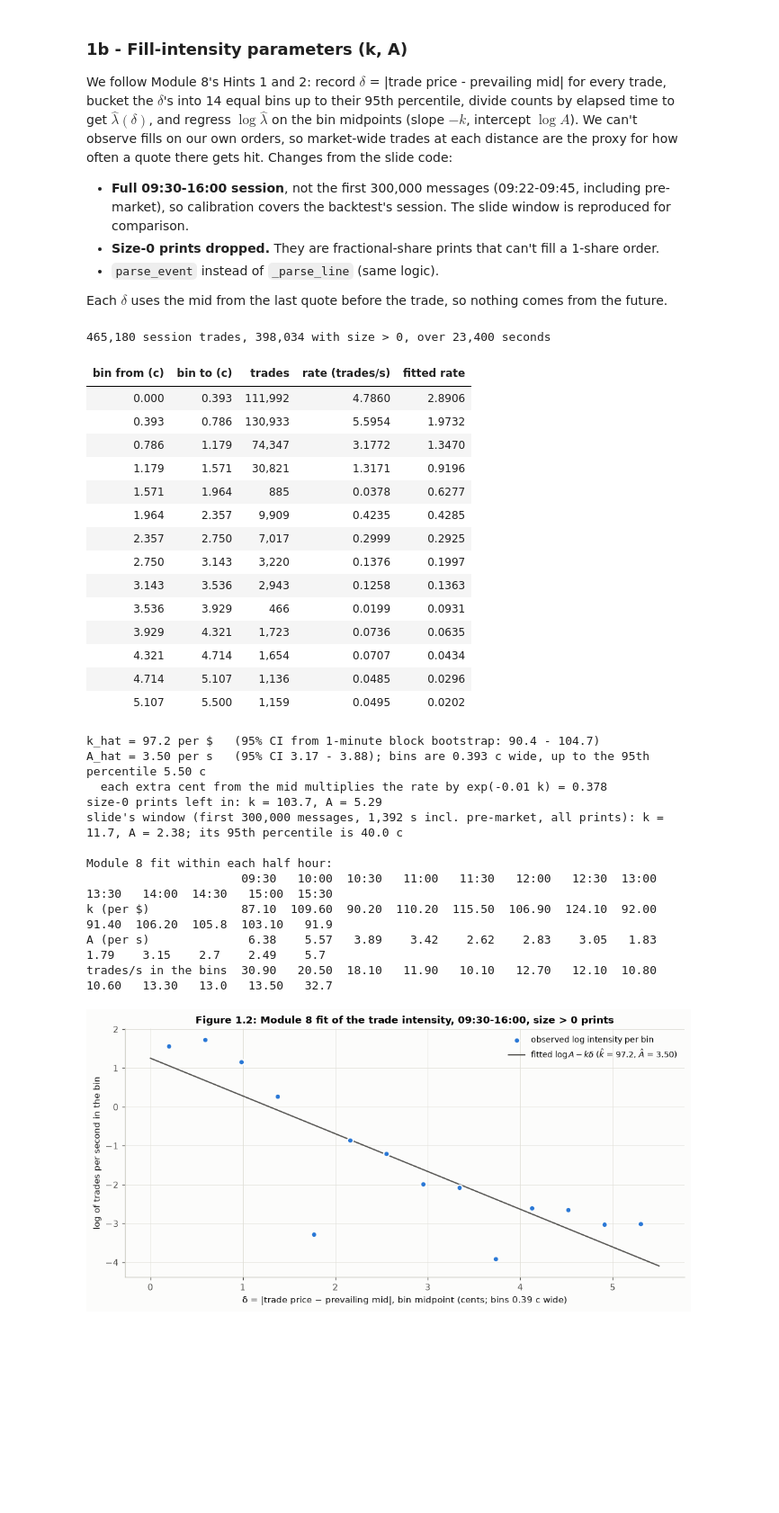
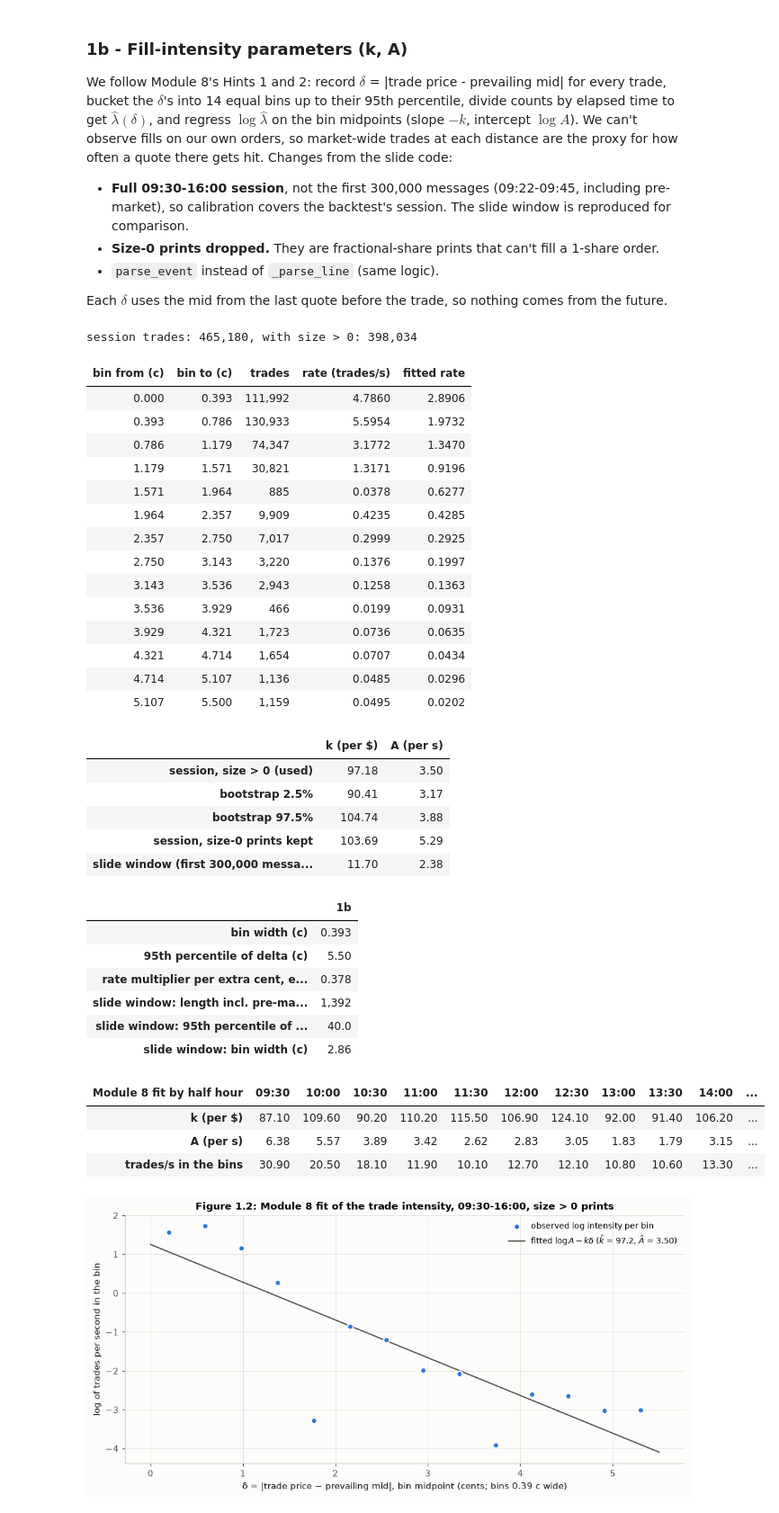
Before and after one commit to tbrown122387/stat-4170-public, a Jupyter notebook: case-studies/cs3/case-study-3.ipynb, the cells around one changed output. Shown at 90% size. Cells and saved outputs as stored; diff of their text form; code cells hidden in the pictures; blank space fills up the shorter version.

```diff
--- a/case-studies/cs3/case-study-3.ipynb
+++ b/case-studies/cs3/case-study-3.ipynb
@@ -577,9 +595,9 @@ assert np.allclose(all_deltas, np.abs(rth_trades["price"] - rth_trades["mid_befo
 
 deltas = all_deltas[delta_sizes > 0]  # drop the fractional-share prints
 delta_minutes = np.array(delta_minutes)[delta_sizes > 0]
-print(f"{len(all_deltas):,} session trades, {len(deltas):,} with size > 0, over {elapsed_seconds:,.0f} seconds")
+print(f"session trades: {len(all_deltas):,}, with size > 0: {len(deltas):,}")
 # %% [output]
-465,180 session trades, 398,034 with size > 0, over 23,400 seconds
+session trades: 465,180, with size > 0: 398,034
 # %%
 def module8_fit(deltas, elapsed_seconds, bins=None):
     """Hint 2 from the Module 8 slides: bucket the deltas, turn counts into rates, fit a line to log(rate)."""
@@ -623,53 +641,65 @@ boot = np.array([fit_bin_rates(counts_by_minute[rng.integers(0, SESSION_MINUTES,
                                / SESSION_SECONDS) for _ in range(1000)])
 k_ci, A_ci = np.percentile(boot[:, 0], [2.5, 97.5]), np.percentile(boot[:, 1], [2.5, 97.5])
 
 buckets = pd.DataFrame({
     "bin from (c)": 100 * bins[:-1], "bin to (c)": 100 * bins[1:], "trades": bin_counts,
     "rate (trades/s)": bin_counts / elapsed_seconds, "fitted rate": A_hat * np.exp(-k_hat * bin_mids),
 })
 display(buckets.style.hide(axis="index").format({"bin from (c)": "{:.3f}", "bin to (c)": "{:.3f}", "trades": "{:,}",
                                                  "rate (trades/s)": "{:.4f}", "fitted rate": "{:.4f}"}))
-print(f"k_hat = {k_hat:.1f} per $   (95% CI from 1-minute block bootstrap: {k_ci[0]:.1f} - {k_ci[1]:.1f})")
-print(f"A_hat = {A_hat:.2f} per s   (95% CI {A_ci[0]:.2f} - {A_ci[1]:.2f}); bins are {100 * (bins[1] - bins[0]):.3f} c wide, "
-      f"up to the 95th percentile {100 * bins[-1]:.2f} c")
-print(f"  each extra cent from the mid multiplies the rate by exp(-0.01 k) = {np.exp(-0.01 * k_hat):.3f}")
-print(f"size-0 prints left in: k = {k_all:.1f}, A = {A_all:.2f}")
-print(f"slide's window (first 300,000 messages, {slide_elapsed:,.0f} s incl. pre-market, all prints): "
-      f"k = {k_slide:.1f}, A = {A_slide:.2f}; its 95th percentile is {100 * slide_bins[-1]:.1f} c")
+fits = pd.DataFrame([[k_hat, A_hat], [k_ci[0], A_ci[0]], [k_ci[1], A_ci[1]], [k_all, A_all], [k_slide, A_slide]],
+                    index=["session, size > 0 (used)", "  bootstrap 2.5%", "  bootstrap 97.5%",
+                           "session, size-0 prints kept", "slide window (first 300,000 messages)"],
+                    columns=["k (per $)", "A (per s)"])
+display(fits.round(2))
+show({
+    "bin width (c)": f"{100 * (bins[1] - bins[0]):.3f}",
+    "95th percentile of delta (c)": f"{100 * bins[-1]:.2f}",
+    "rate multiplier per extra cent, exp(-0.01 k)": f"{np.exp(-0.01 * k_hat):.3f}",
+    "slide window: length incl. pre-market (s)": f"{slide_elapsed:,.0f}",
+    "slide window: 95th percentile of delta (c)": f"{100 * slide_bins[-1]:.1f}",
+    "slide window: bin width (c)": f"{100 * (slide_bins[1] - slide_bins[0]):.2f}",
+}, "1b")
 
 # The same fit inside each half hour (bins held fixed), to see how much the parameters drift during the day.
 per_half_hour = pd.DataFrame([fit_bin_rates(counts_by_minute[30 * b:30 * (b + 1)].sum(axis=0) / 1800) for b in range(13)],
                              index=half_hour_labels, columns=["k (per $)", "A (per s)"])
 per_half_hour["trades/s in the bins"] = [counts_by_minute[30 * b:30 * (b + 1)].sum() / 1800 for b in range(13)]
-print("\nModule 8 fit within each half hour:")
-print(per_half_hour.round({"k (per $)": 1, "A (per s)": 2, "trades/s in the bins": 1}).T.to_string())
+per_half_hour.index.name = "Module 8 fit by half hour"
+display(per_half_hour.round({"k (per $)": 1, "A (per s)": 2, "trades/s in the bins": 1}).T)
 # %% [output]
 | bin from (c) | bin to (c) | trades | rate (trades/s) | fitted rate |
 | 0.000 | 0.393 | 111,992 | 4.7860 | 2.8906 |
 | 0.393 | 0.786 | 130,933 | 5.5954 | 1.9732 |
 | 0.786 | 1.179 | 74,347 | 3.1772 | 1.3470 |
 | 1.179 | 1.571 | 30,821 | 1.3171 | 0.9196 |
 | 1.571 | 1.964 | 885 | 0.0378 | 0.6277 |
 | 1.964 | 2.357 | 9,909 | 0.4235 | 0.4285 |
 | 2.357 | 2.750 | 7,017 | 0.2999 | 0.2925 |
 | 2.750 | 3.143 | 3,220 | 0.1376 | 0.1997 |
 | 3.143 | 3.536 | 2,943 | 0.1258 | 0.1363 |
 | 3.536 | 3.929 | 466 | 0.0199 | 0.0931 |
 | 3.929 | 4.321 | 1,723 | 0.0736 | 0.0635 |
 | 4.321 | 4.714 | 1,654 | 0.0707 | 0.0434 |
 | 4.714 | 5.107 | 1,136 | 0.0485 | 0.0296 |
 | 5.107 | 5.500 | 1,159 | 0.0495 | 0.0202 |
-k_hat = 97.2 per $   (95% CI from 1-minute block bootstrap: 90.4 - 104.7)
-A_hat = 3.50 per s   (95% CI 3.17 - 3.88); bins are 0.393 c wide, up to the 95th percentile 5.50 c
-  each extra cent from the mid multiplies the rate by exp(-0.01 k) = 0.378
-size-0 prints left in: k = 103.7, A = 5.29
-slide's window (first 300,000 messages, 1,392 s incl. pre-market, all prints): k = 11.7, A = 2.38; its 95th percentile is 40.0 c
-
-Module 8 fit within each half hour:
-                      09:30   10:00  10:30   11:00   11:30   12:00   12:30  13:00  13:30   14:00  14:30   15:00  15:30
-k (per $)             87.10  109.60  90.20  110.20  115.50  106.90  124.10  92.00  91.40  106.20  105.8  103.10   91.9
-A (per s)              6.38    5.57   3.89    3.42    2.62    2.83    3.05   1.83   1.79    3.15    2.7    2.49    5.7
-trades/s in the bins  30.90   20.50  18.10   11.90   10.10   12.70   12.10  10.80  10.60   13.30   13.0   13.50   32.7
+|  | k (per $) | A (per s) |
+| session, size > 0 (used) | 97.18 | 3.50 |
+| bootstrap 2.5% | 90.41 | 3.17 |
+| bootstrap 97.5% | 104.74 | 3.88 |
+| session, size-0 prints kept | 103.69 | 5.29 |
+| slide window (first 300,000 messa... | 11.70 | 2.38 |
+|  | 1b |
+| bin width (c) | 0.393 |
+| 95th percentile of delta (c) | 5.50 |
+| rate multiplier per extra cent, e... | 0.378 |
+| slide window: length incl. pre-ma... | 1,392 |
+| slide window: 95th percentile of ... | 40.0 |
+| slide window: bin width (c) | 2.86 |
+| Module 8 fit by half hour | 09:30 | 10:00 | 10:30 | 11:00 | 11:30 | 12:00 | 12:30 | 13:00 | 13:30 | 14:00 | ... |
+| k (per $) | 87.10 | 109.60 | 90.20 | 110.20 | 115.50 | 106.90 | 124.10 | 92.00 | 91.40 | 106.20 | ... |
+| A (per s) | 6.38 | 5.57 | 3.89 | 3.42 | 2.62 | 2.83 | 3.05 | 1.83 | 1.79 | 3.15 | ... |
+| trades/s in the bins | 30.90 | 20.50 | 18.10 | 11.90 | 10.10 | 12.70 | 12.10 | 10.80 | 10.60 | 13.30 | ... |
 # %%
 fig, ax = plt.subplots(figsize=(9.5, 4.8))
 keep = bin_counts > 0
```
Also changed, not shown: parts of 65 cells of this notebook.
